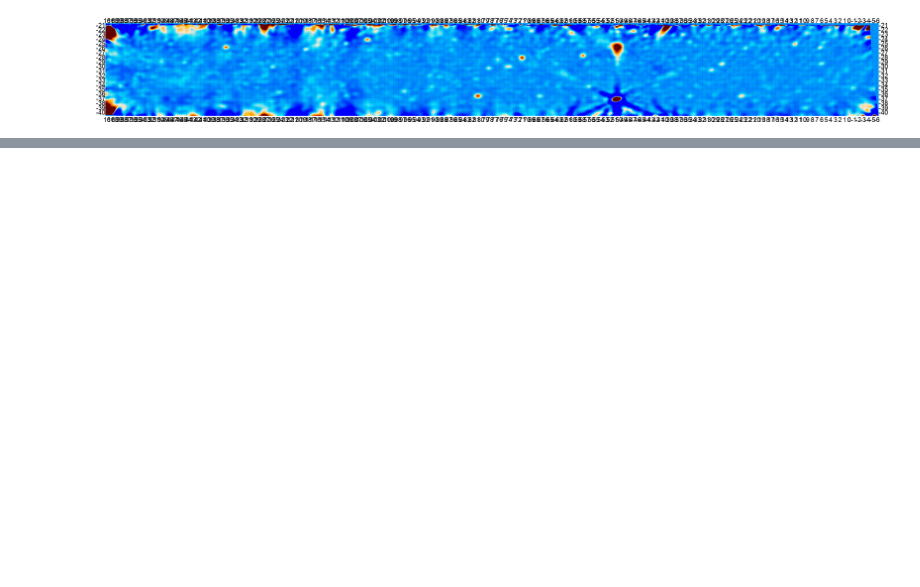
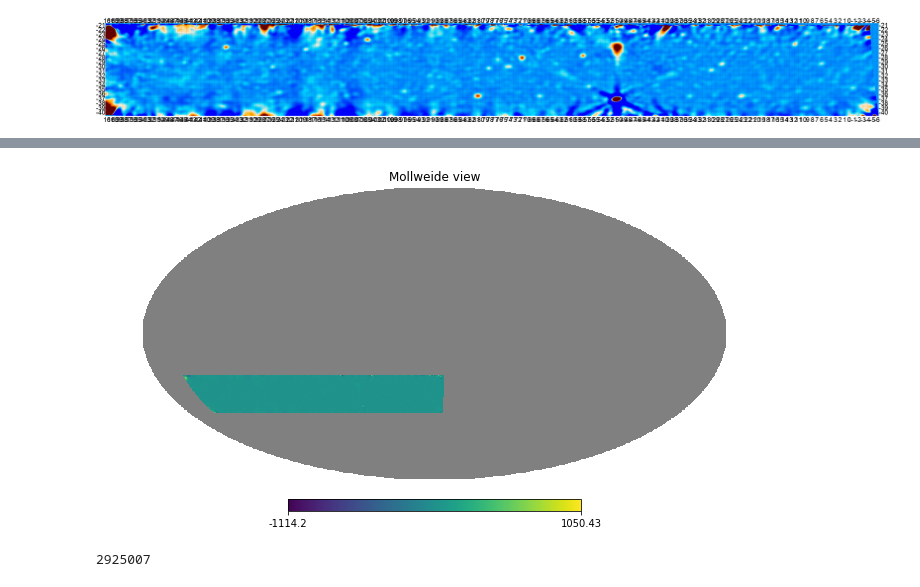
Before and after one commit to UPennEoR/plimpy, a Jupyter notebook: PolarizedMosaics/NonHealpixToHealpix.ipynb, the cells around one changed output, grey strips where cells are left out. Cells and saved outputs as stored; diff of their text form; code cells hidden in the pictures; blank space fills up the shorter version.

```diff
--- a/PolarizedMosaics/NonHealpixToHealpix.ipynb
+++ b/PolarizedMosaics/NonHealpixToHealpix.ipynb
@@ -62,0 +70,9 @@ INDXSCHM = IMPLICIT
+# %%
+hp.mollview(Imosaic_hp_nan)#, min=-15, max=50)
+#plt.savefig('Imosaic_hp.png')
+# %% [output]
+[figure, added]
+# %%
+np.isnan(Imosaic_hp_nan).sum()
+# %% [output]
+2925007
```
Also changed, not shown: parts of 27 cells of this notebook.
